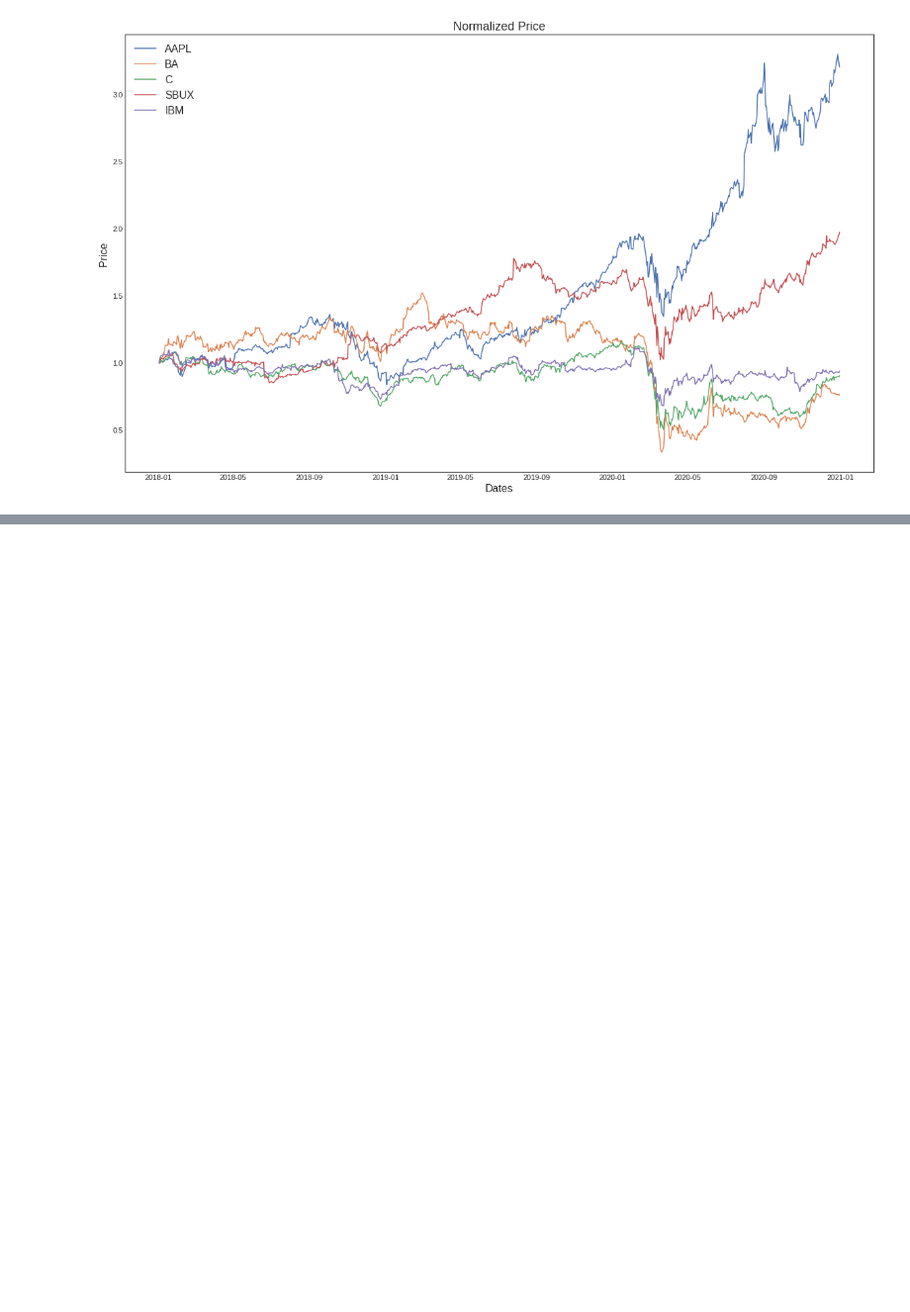
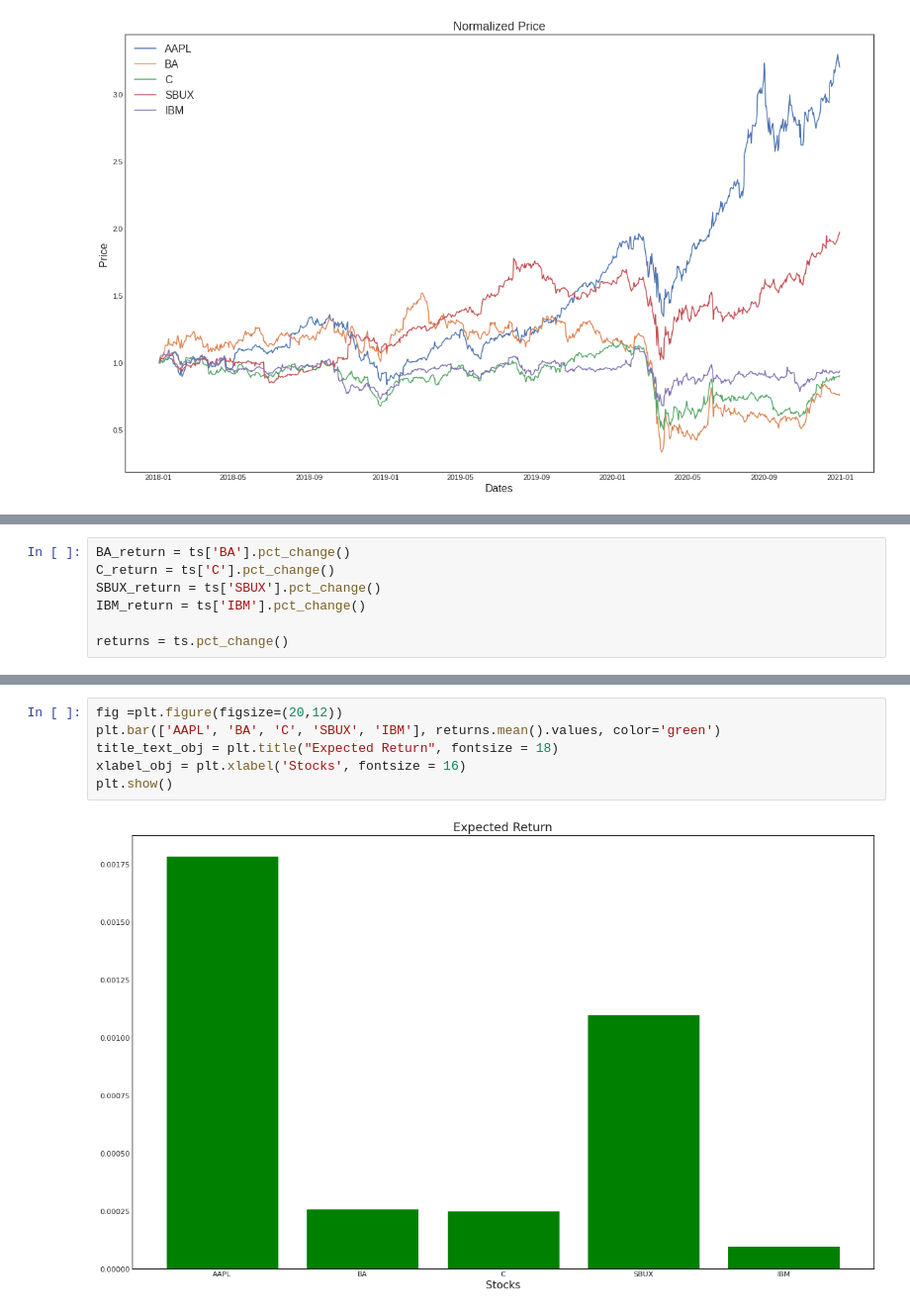
Before and after one commit to Y77CH/Stock-Trading-Analysis-Practice, a Jupyter notebook: Stock Analysis.ipynb, the cells around one changed output, grey strips where cells are left out. Shown at 99% size. Saved outputs shown, nothing was run; the diff lists cells and outputs as text; blank space fills up the shorter version.

Commit message:
Calculate return

```diff
--- a/Stock Analysis.ipynb
+++ b/Stock Analysis.ipynb
@@ -44,0 +62,7 @@ plt.show()
+# %%
+BA_return = ts['BA'].pct_change()
+C_return = ts['C'].pct_change()
+SBUX_return = ts['SBUX'].pct_change()
+IBM_return = ts['IBM'].pct_change()
+
+returns = ts.pct_change()
@@ -44,0 +104,8 @@ plt.show()
+# %%
+fig =plt.figure(figsize=(20,12))
+plt.bar(['AAPL', 'BA', 'C', 'SBUX', 'IBM'], returns.mean().values, color='green')
+title_text_obj = plt.title("Expected Return", fontsize = 18)
+xlabel_obj = plt.xlabel('Stocks', fontsize = 16)
+plt.show()
+# %% [output]
+[figure, added]
```
Also changed, not shown: parts of 6 cells of this notebook.
